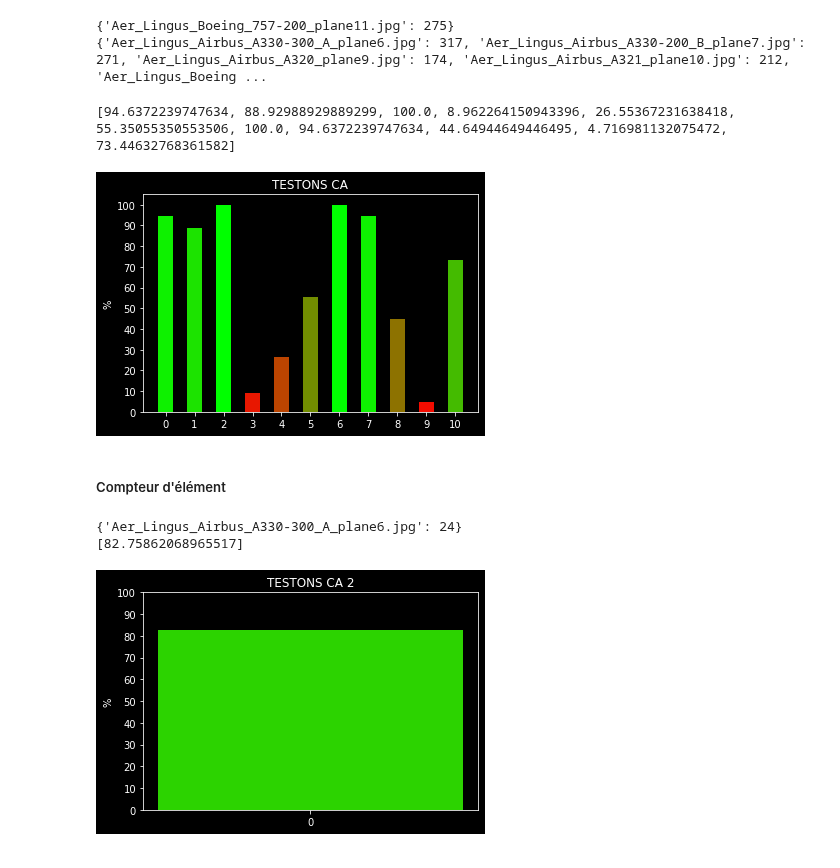
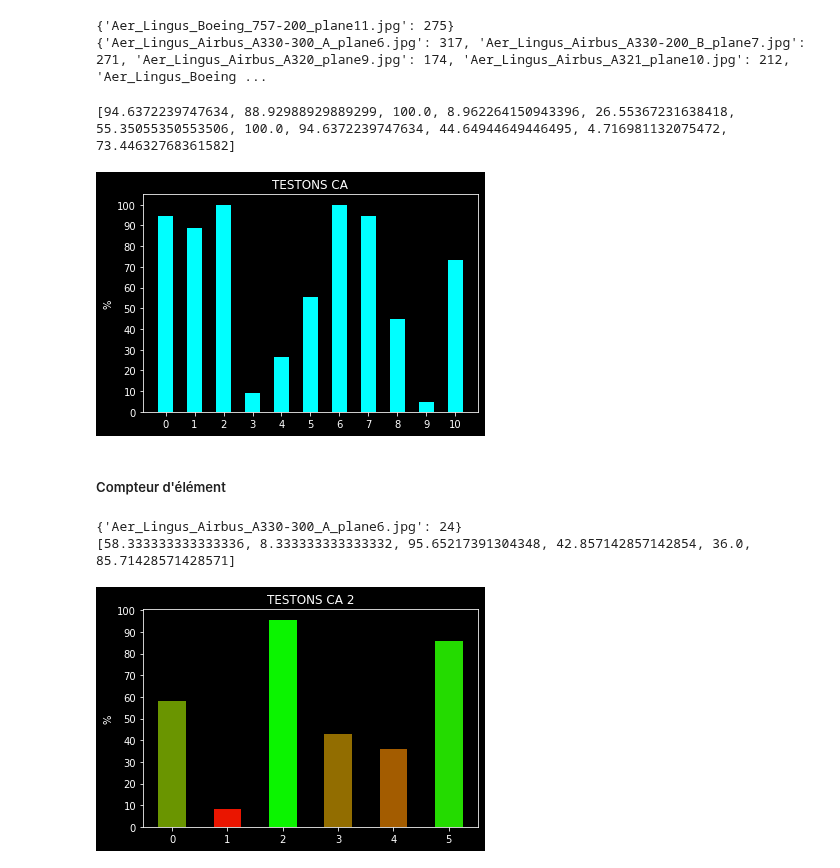
Before and after one commit to vincentnam/ProjetInterpromo2020G8, a Jupyter notebook: Theo_Vedis_notebook.ipynb, the cells around one changed output. Cells and saved outputs as stored; diff of their text form; code cells hidden in the pictures.

Commit message:
visualisation functions

```diff
--- a/Theo_Vedis_notebook.ipynb
+++ b/Theo_Vedis_notebook.ipynb
@@ -1043,6 +1043,7 @@ def beauxDessins(nbFound, nbTheori, title='% Seat found by plane'):
     for i in tauxReu:
         color.append([(1-i/100), i/100, 0])
 
+    color=[0,1,1]
     beauDessin = plt.bar(ind, tauxReu, width, color=color)
     plt.ylabel('%')
     plt.title(title)
@@ -1054,27 +1055,26 @@ def beauxDessins(nbFound, nbTheori, title='% Seat found by plane'):
 beauxDessins(nbSeatFound, nbSeatTheori, title = 'TESTONS CA')
 # %% [output]
 [94.6372239747634, 88.92988929889299, 100.0, 8.962264150943396, 26.55367231638418, 55.35055350553506, 100.0, 94.6372239747634, 44.64944649446495, 4.716981132075472, 73.44632768361582]
-[figure, old version]
+[figure, new version]
 # %% [markdown]
 ##### Compteur d'élément
 # %%
 nbEleFound = {}
 for plane in jsonEle.keys():
     nbEleFound[plane] = 0
     for el in jsonEle[plane]:
         nbEleFound[plane] += len(jsonEle[plane][el])
 print(nbEleFound)
+nbEleFound = {'united_airlines_boeing_777-200_6_plane974.svg': 14, 'united_airlines_boeing_777-200_9_plane975.svg': 2, 'united_airlines_boeing_777-200_v5_plane976.svg': 22, 'united_airlines_boeing_777-300er_plane977.svg': 12, 'united_airlines_boeing_787-800_plane979.svg': 9, 'united_airlines_boeing_787-900_plane980.svg': 30}
 
+df_element = pd.read_csv('Images.csv', sep=';')
+# print(df_element)
 nbEleTheori = {}
-# for plane in csv_element:
-#     csv_elemnt[plane] = 0
-#     for el in csv_element[plane]:
-#         nbEleTheori[plane] += el['Count']
-
-nbEleTheori = {'Aer_Lingus_Airbus_A330-300_A_plane6.jpg': 29}
+for row, data in df_element.iterrows():
+    nbEleTheori[data['name']] = data['sum']
 
 beauxDessins(nbEleFound, nbEleTheori, title='TESTONS CA 2')
 # %% [output]
 {'Aer_Lingus_Airbus_A330-300_A_plane6.jpg': 24}
-[82.75862068965517]
+[58.333333333333336, 8.333333333333332, 95.65217391304348, 42.857142857142854, 36.0, 85.71428571428571]
-[figure, old version]
+[figure, new version]
```
Also changed, not shown: parts of 2 cells of this notebook.
